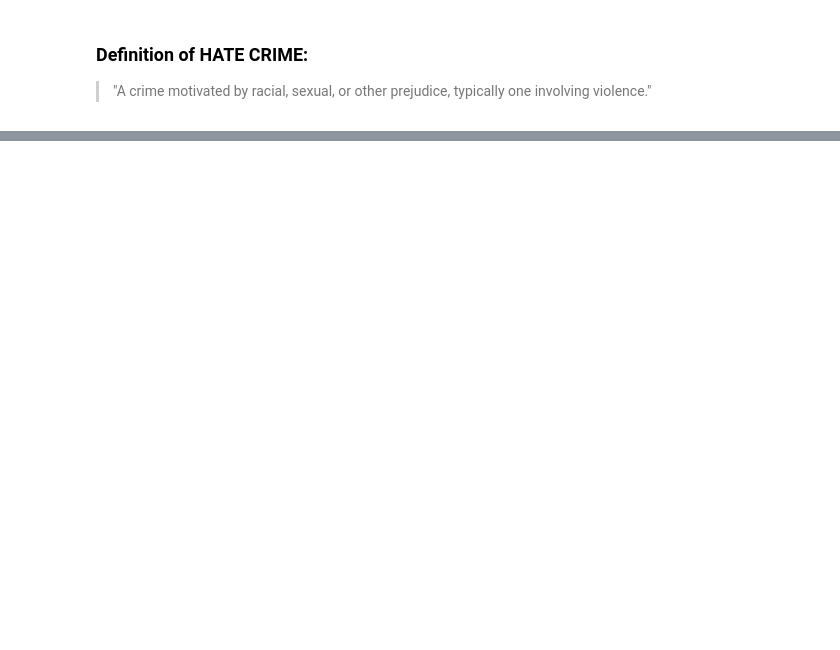
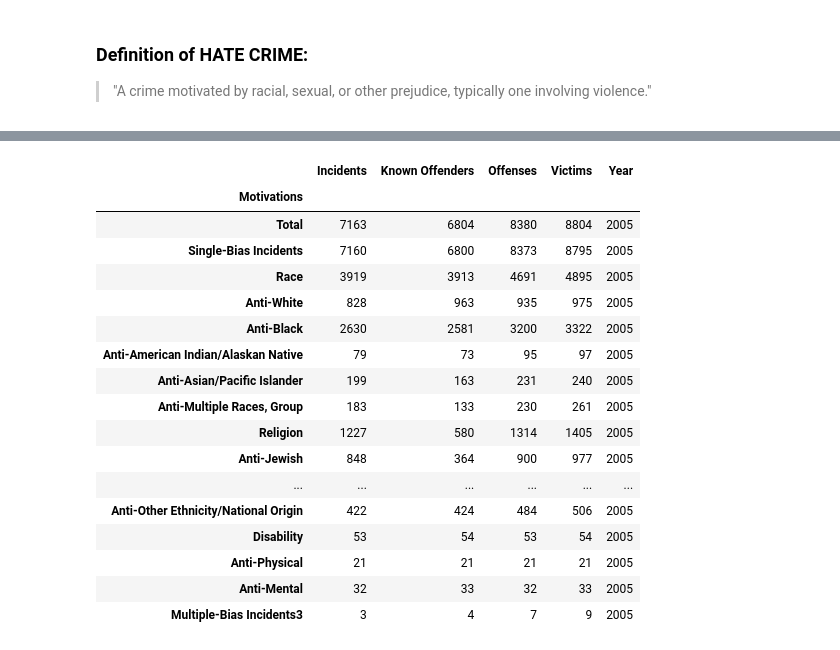
Before and after one commit to pars3c/hate-crime, a Jupyter notebook: hate-crime.ipynb, the cells around one changed output, grey strips where cells are left out. Saved outputs shown, nothing was run; the diff lists cells and outputs as text; code cells hidden in the pictures; blank space fills up the shorter version.

```diff
--- a/hate-crime.ipynb
+++ b/hate-crime.ipynb
@@ -11,3 +15,5 @@
 import numpy as np
 import pandas as pd
 import matplotlib.pyplot as plt
+pd.options.display.max_columns = None
+from IPython.display import display
@@ -44,15 +54,13 @@ df_2017 = df_2017.parse('Table 1')
 # %%
-header = {"Unnamed: 1": "Incidents", "Unnamed: 2": "Offenses", "Unnamed: 3": "Victims", "Unnamed: 4": "Known Offenders", "Table 1": "Motivations"}
+header = {"Unnamed: 1": "Incidents", "Unnamed: 2": "Offenses", "Unnamed: 3": "Victims", "Unnamed: 4": "Known Offenders", "Table 1": "Motivations", "Table 1 ": "Motivations"}
 super_df = [df_2005, df_2006, df_2007, df_2008, df_2009, df_2010, df_2011, df_2012, df_2013, df_2014, df_2015, df_2016, df_2017]
-ls = pd.DataFrame(columns=["Incidents", "Offenses", "Victims", "Known Offenders", "Motivations", "Year"])
-ls = ls.set_index("Motivations")
-print(ls.head())
+data = pd.DataFrame(columns=["Incidents", "Offenses", "Victims", "Known Offenders", "Motivations", "Year"])
+data = data.set_index("Motivations")
 year = 2005
 for df in super_df:
     df = df.rename(columns=header)
-    df = df.iloc[3:]
+    df = df.iloc[2:]
     df["Year"] = year
-    ls = ls.append(df)
+    data = data.append(df)
     year += 1
-    print(ls.head())
 # %% [output]
@@ -110,0 +84,29 @@ print(ls["Unnamed: 7"].isnull().values.sum())
+# %%
+data = data.drop(axis=1, columns=["Unnamed: 5", "Unnamed: 6", "Unnamed: 7"])
+
+data = data.fillna("nan")
+data = data[data["Incidents"] != "nan"]
+
+data = data.set_index("Motivations")
+data = data.rename(index={"Race/Ethnicity/Ancestry:": "Race", "Race:": "Race", "Religion:": "Religion", "Sexual Orientation:": "Sexual Orientation",
+                         "Disability:": "Disability", "Gender:": "Gender", "Gender Identity:": "Gender Identity", "Multiple-Bias Incidents3": "Multiple-Bias Incidents3"})
+data.loc[data["Year"] == 2005]
+# %% [output]
+|  | Incidents | Known Offenders | Offenses | Victims | Year |
+| Motivations |  |  |  |  |  |
+| Total | 7163 | 6804 | 8380 | 8804 | 2005 |
+| Single-Bias Incidents | 7160 | 6800 | 8373 | 8795 | 2005 |
+| Race | 3919 | 3913 | 4691 | 4895 | 2005 |
+| Anti-White | 828 | 963 | 935 | 975 | 2005 |
+| Anti-Black | 2630 | 2581 | 3200 | 3322 | 2005 |
+| Anti-American Indian/Alaskan Native | 79 | 73 | 95 | 97 | 2005 |
+| Anti-Asian/Pacific Islander | 199 | 163 | 231 | 240 | 2005 |
+| Anti-Multiple Races, Group | 183 | 133 | 230 | 261 | 2005 |
+| Religion | 1227 | 580 | 1314 | 1405 | 2005 |
+| Anti-Jewish | 848 | 364 | 900 | 977 | 2005 |
+| ... | ... | ... | ... | ... | ... |
+| Anti-Other Ethnicity/National Origin | 422 | 424 | 484 | 506 | 2005 |
+| Disability | 53 | 54 | 53 | 54 | 2005 |
+| Anti-Physical | 21 | 21 | 21 | 21 | 2005 |
+| Anti-Mental | 32 | 33 | 32 | 33 | 2005 |
+| Multiple-Bias Incidents3 | 3 | 4 | 7 | 9 | 2005 |
```
Also changed, not shown: parts of 14 cells of this notebook.
